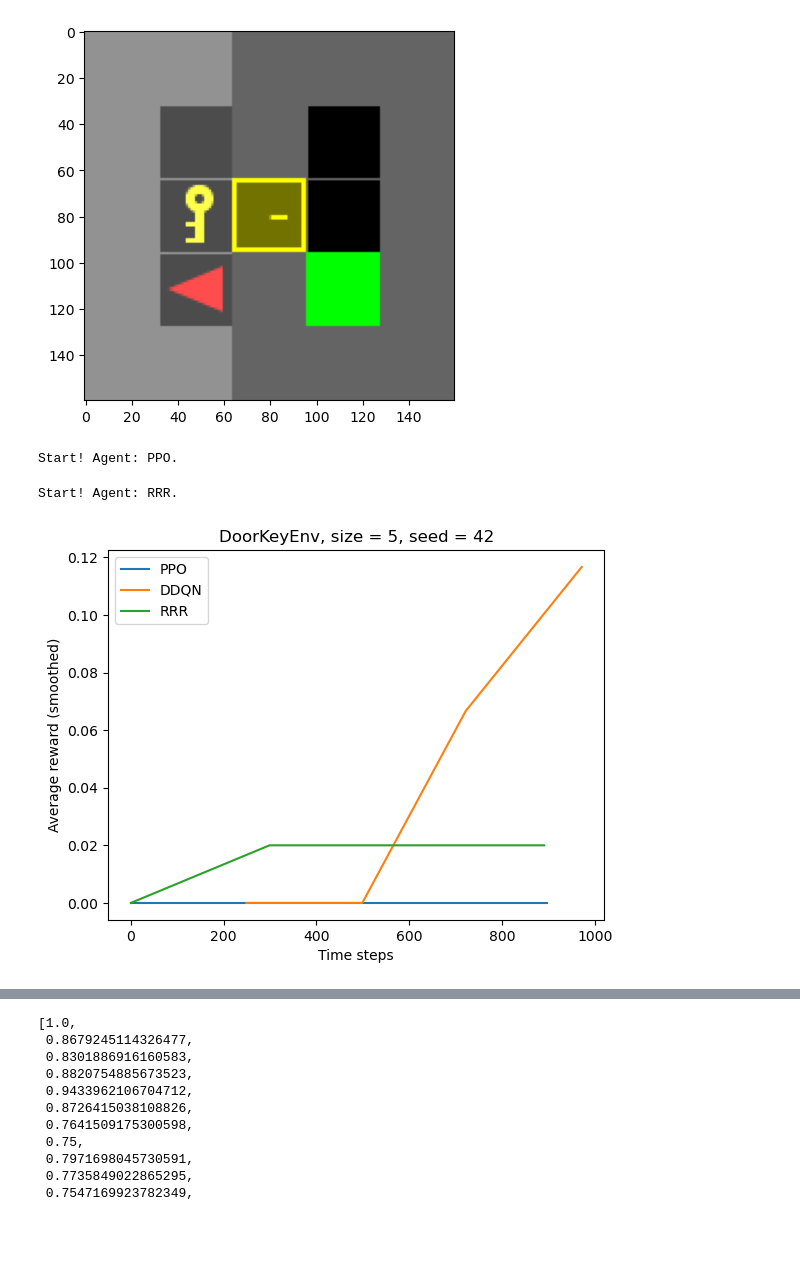
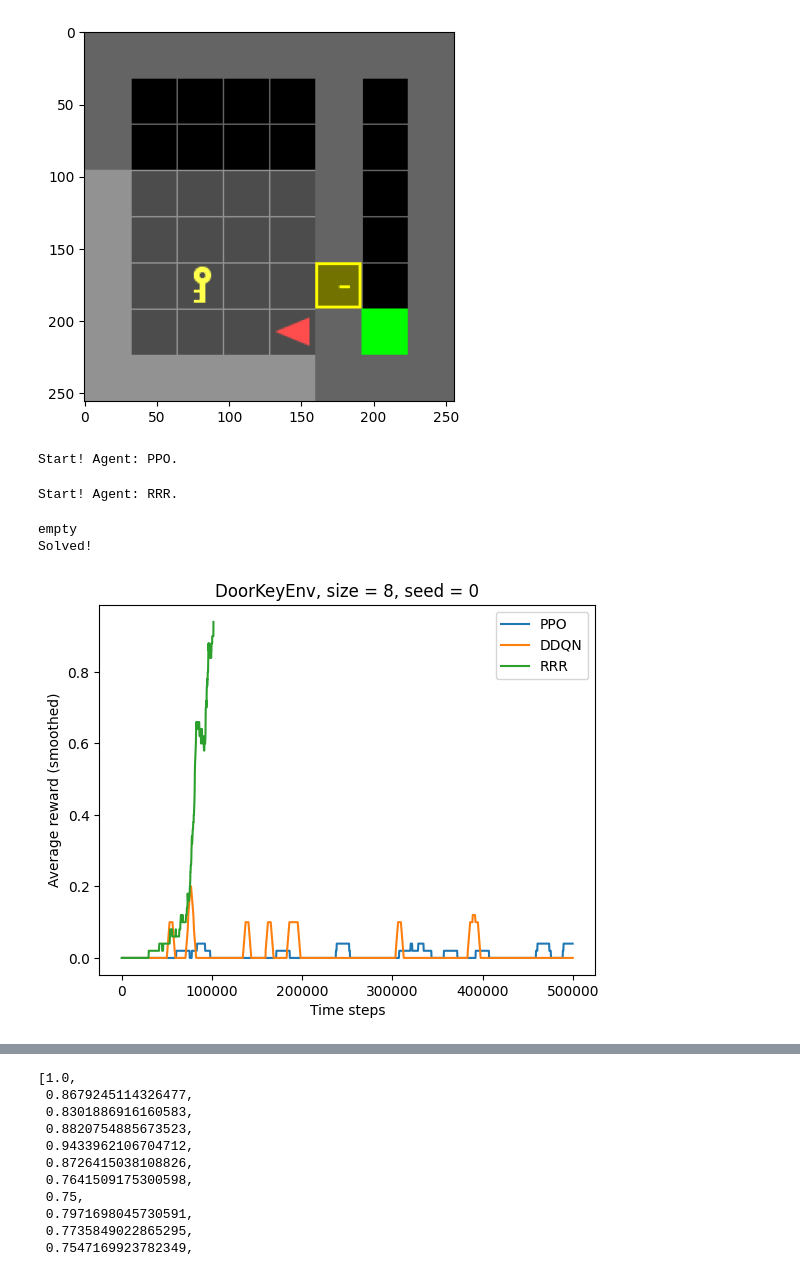
Before and after one commit to chry-santhemum/Evo-PPO, a Jupyter notebook: RRRAgent_DDQN.ipynb, the cells around one changed output, grey strips where cells are left out. Cells and saved outputs as stored; diff of their text form; code cells hidden in the pictures; blank space fills up the shorter version.

```diff
--- a/RRRAgent_DDQN.ipynb
+++ b/RRRAgent_DDQN.ipynb
@@ -1263,18 +1260,20 @@ class ACModel(nn.Module):
 
         return dist, value
 # %%
-size = 5
+size = 8
 seed = 42
 
 env = get_door_key_env(size)
 # %% [output]
-[figure, old version]
+[figure, new version]
 # %%
-max_frames = 1000
+max_frames = 500000
 max_episodes = 3000000
-nonstop = True
+nonstop = False
+set_random_seed(seed)
 
 config = get_default_config()
+config['max_epsilon_decay_steps'] = max_frames * 1.5
 agent = DQNAgent(env=env, **config)
 
 dqn_logs = dqn_sweep([agent], ['DDQN'], max_steps=max_frames)
@@ -1304,7 +1303,9 @@ plt.show()
 # %% [output]
 Start! Agent: PPO.
 Start! Agent: RRR.
+empty
+Solved!
-[figure, old version]
+[figure, new version]
 # %%
 seed = 0
 max_episodes = 3000000
```
Also changed, not shown: parts of 2 cells of this notebook, 13 other files.
